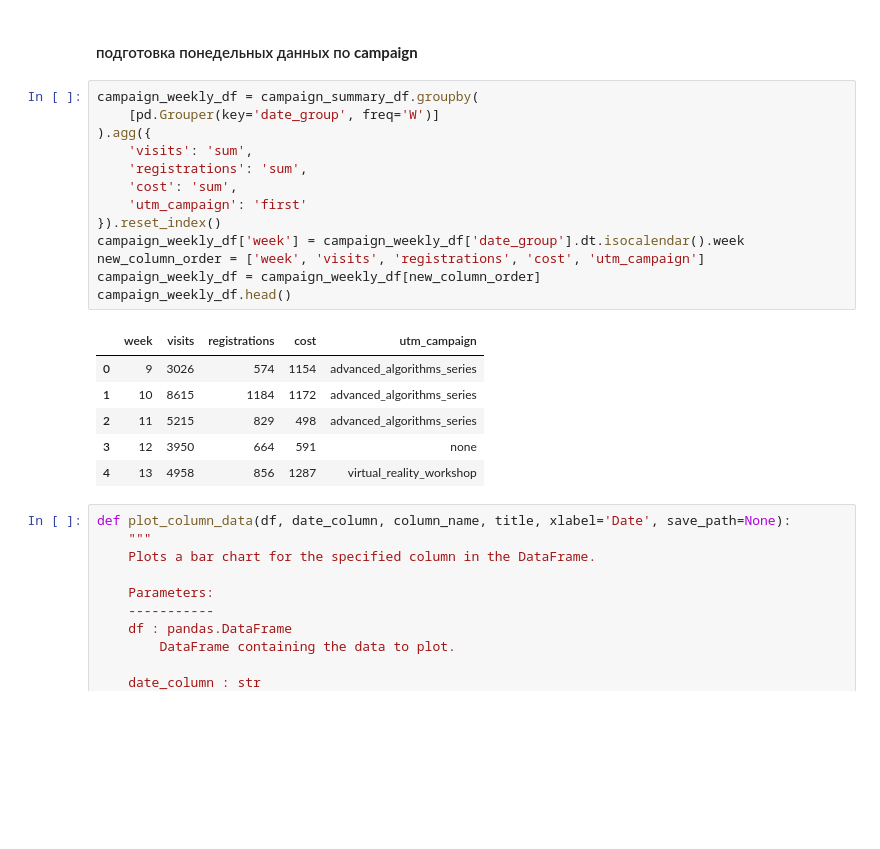
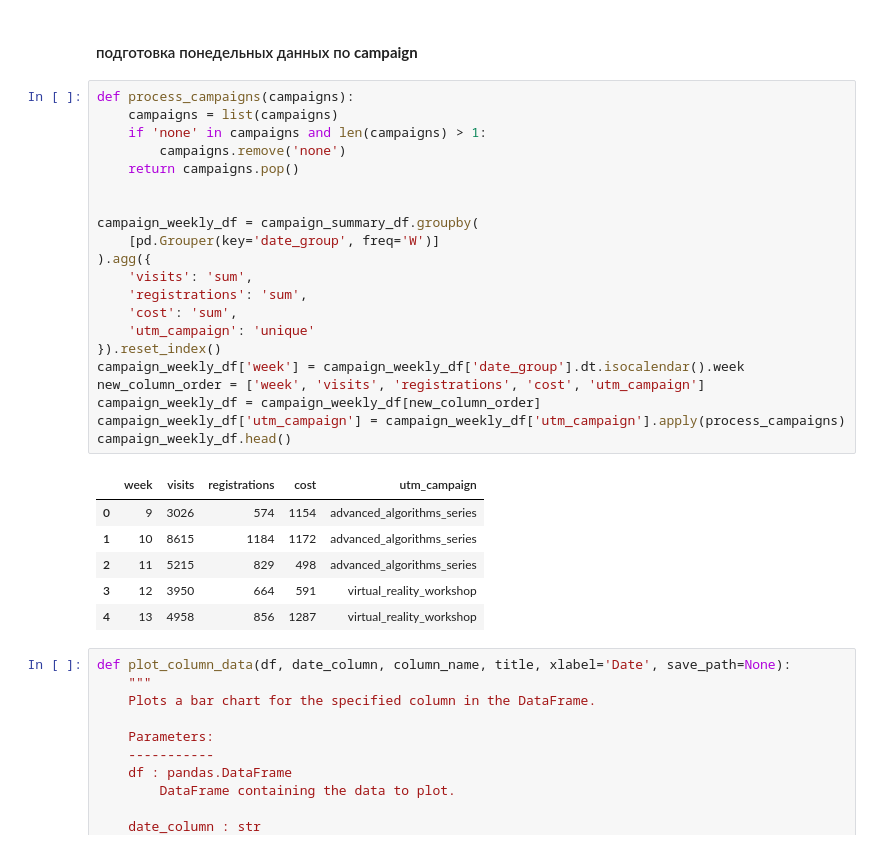
Before and after one commit to paalso/python-for-data-analysts-project-100, a Jupyter notebook: charts_project.ipynb, the cells around one changed output. Drawn from its saved outputs; the diff is of its cells as text; blank space fills up the shorter version.

```diff
--- a/charts_project.ipynb
+++ b/charts_project.ipynb
@@ -446,24 +447,32 @@ conversion_weekly_df.head()
 # %% [markdown]
 #### подготовка понедельных данных по **campaign**
 # %%
+def process_campaigns(campaigns):
+    campaigns = list(campaigns)
+    if 'none' in campaigns and len(campaigns) > 1:
+        campaigns.remove('none')
+    return campaigns.pop()
+
+
 campaign_weekly_df = campaign_summary_df.groupby(
     [pd.Grouper(key='date_group', freq='W')]
 ).agg({
     'visits': 'sum',
     'registrations': 'sum',
     'cost': 'sum',
-    'utm_campaign': 'first'
+    'utm_campaign': 'unique'
 }).reset_index()
 campaign_weekly_df['week'] = campaign_weekly_df['date_group'].dt.isocalendar().week
 new_column_order = ['week', 'visits', 'registrations', 'cost', 'utm_campaign']
 campaign_weekly_df = campaign_weekly_df[new_column_order]
+campaign_weekly_df['utm_campaign'] = campaign_weekly_df['utm_campaign'].apply(process_campaigns)
 campaign_weekly_df.head()
 # %% [output]
 |  | week | visits | registrations | cost | utm_campaign |
 | 0 | 9 | 3026 | 574 | 1154 | advanced_algorithms_series |
 | 1 | 10 | 8615 | 1184 | 1172 | advanced_algorithms_series |
 | 2 | 11 | 5215 | 829 | 498 | advanced_algorithms_series |
-| 3 | 12 | 3950 | 664 | 591 | none |
+| 3 | 12 | 3950 | 664 | 591 | virtual_reality_workshop |
 | 4 | 13 | 4958 | 856 | 1287 | virtual_reality_workshop |
 # %%
 def plot_column_data(df, date_column, column_name, title, xlabel='Date', save_path=None):
```
Also changed, not shown: parts of 5 cells of this notebook, 2 other files.
